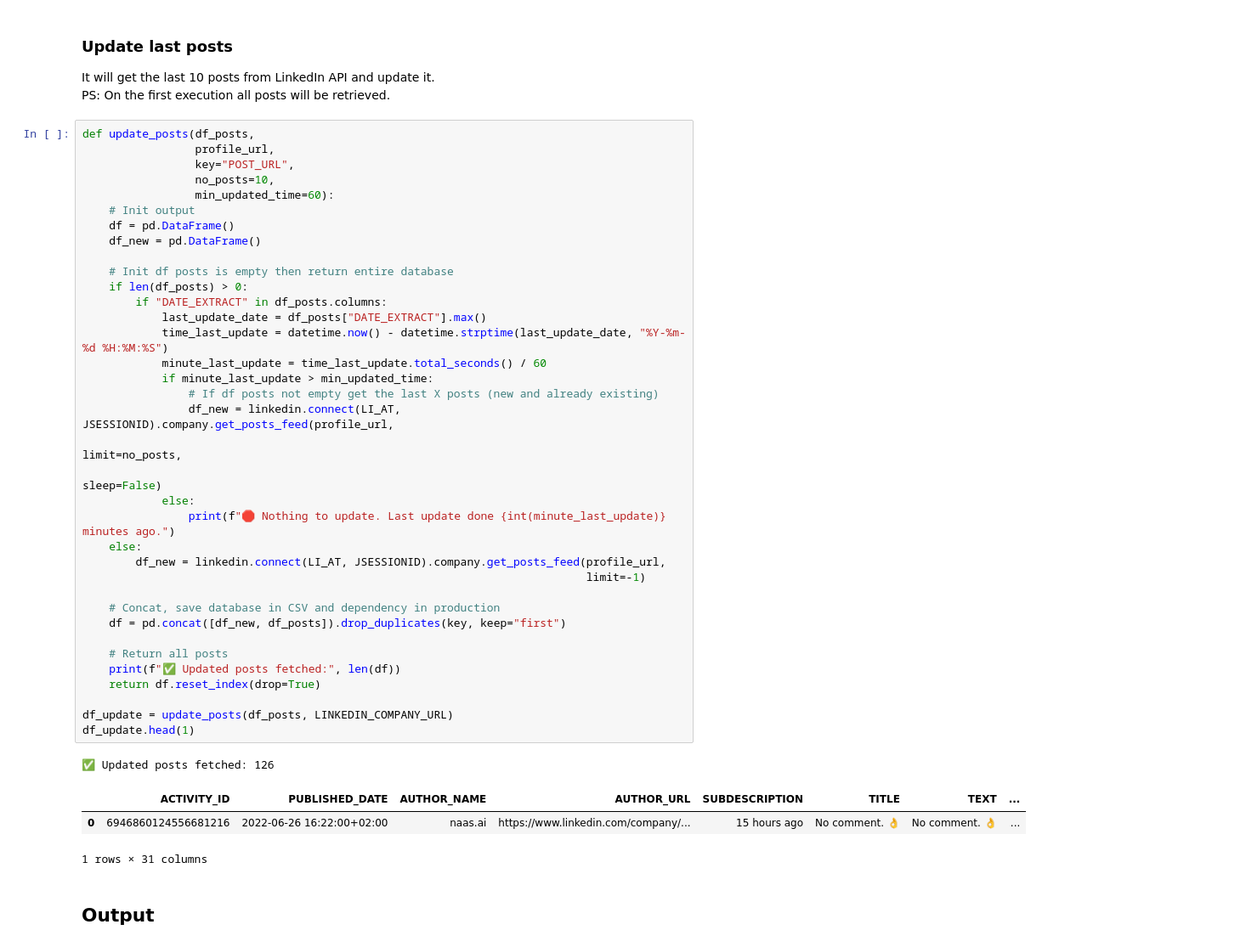
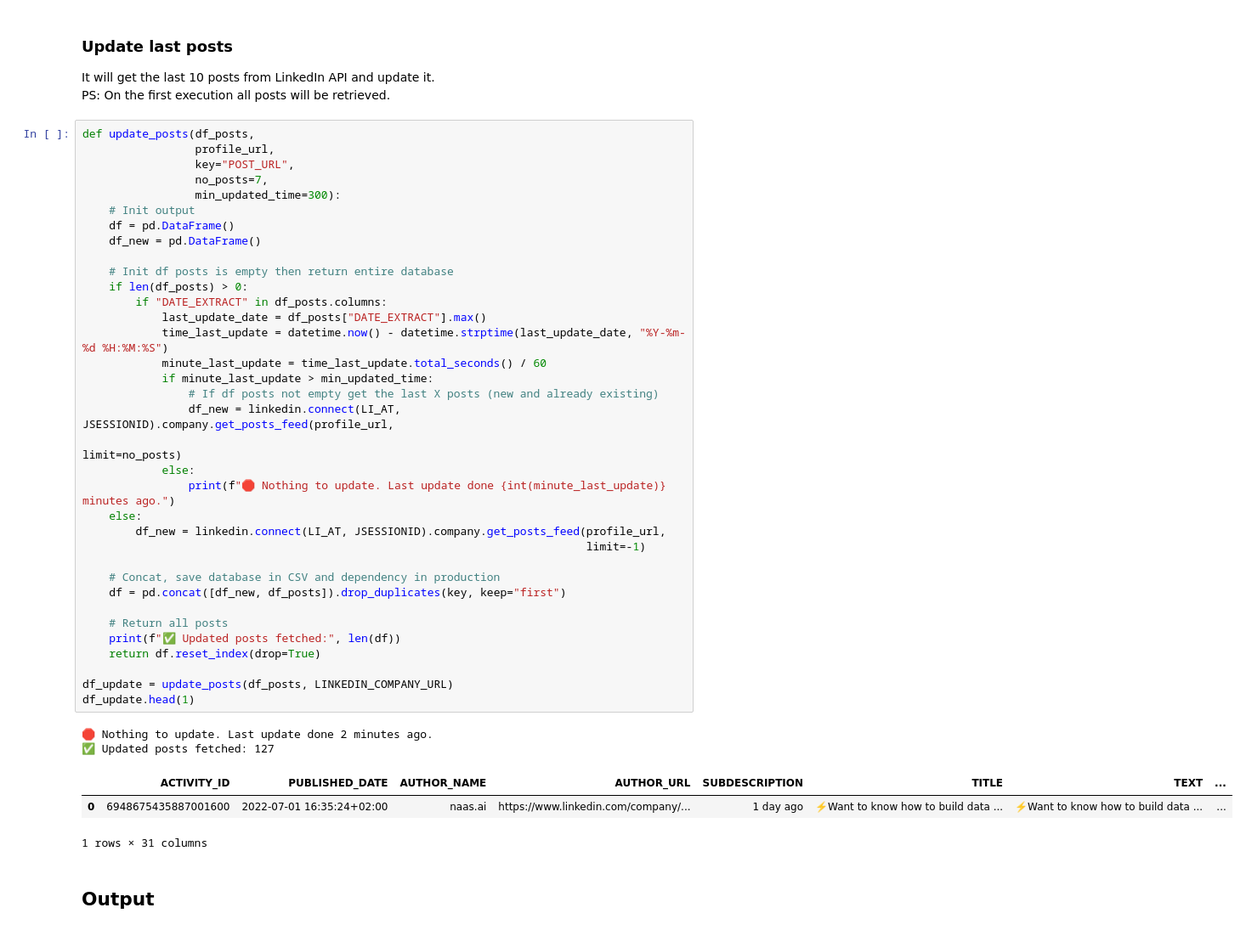
Before and after one commit to jupyter-naas/naas-content-engine, a Jupyter notebook: LinkedIn/LinkedIn_Get_company_posts_stats.ipynb, the cells around one changed output. Shown at 85% size. Saved outputs shown, nothing was run; the diff lists cells and outputs as text.

```diff
--- a/LinkedIn/LinkedIn_Get_company_posts_stats.ipynb
+++ b/LinkedIn/LinkedIn_Get_company_posts_stats.ipynb
@@ -74,42 +74,42 @@ PS: On the first execution all posts will be retrieved.
 def update_posts(df_posts,
                  profile_url,
                  key="POST_URL",
-                 no_posts=10,
-                 min_updated_time=60):
+                 no_posts=7,
+                 min_updated_time=300):
     # Init output
     df = pd.DataFrame()
     df_new = pd.DataFrame()
 
     # Init df posts is empty then return entire database
     if len(df_posts) > 0:
         if "DATE_EXTRACT" in df_posts.columns:
             last_update_date = df_posts["DATE_EXTRACT"].max()
             time_last_update = datetime.now() - datetime.strptime(last_update_date, "%Y-%m-%d %H:%M:%S")
             minute_last_update = time_last_update.total_seconds() / 60
             if minute_last_update > min_updated_time:
                 # If df posts not empty get the last X posts (new and already existing)
                 df_new = linkedin.connect(LI_AT, JSESSIONID).company.get_posts_feed(profile_url,
-                                                                                    limit=no_posts,
-                                                                                    sleep=False)
+                                                                                    limit=no_posts)
             else:
                 print(f"🛑 Nothing to update. Last update done {int(minute_last_update)} minutes ago.")
     else:
         df_new = linkedin.connect(LI_AT, JSESSIONID).company.get_posts_feed(profile_url,
                                                                             limit=-1)
 
     # Concat, save database in CSV and dependency in production
     df = pd.concat([df_new, df_posts]).drop_duplicates(key, keep="first")
 
     # Return all posts
     print(f"✅ Updated posts fetched:", len(df))
     return df.reset_index(drop=True)
 
 df_update = update_posts(df_posts, LINKEDIN_COMPANY_URL)
 df_update.head(1)
 # %% [output]
-✅ Updated posts fetched: 126
+🛑 Nothing to update. Last update done 2 minutes ago.
+✅ Updated posts fetched: 127
 |  | ACTIVITY_ID | PUBLISHED_DATE | AUTHOR_NAME | AUTHOR_URL | SUBDESCRIPTION | TITLE | TEXT | ... |
-| 0 | 6946860124556681216 | 2022-06-26 16:22:00+02:00 | naas.ai | https://www.linkedin.com/company/... | 15 hours ago | No comment. 👌 | No comment. 👌 | ... |
+| 0 | 6948675435887001600 | 2022-07-01 16:35:24+02:00 | naas.ai | https://www.linkedin.com/company/... | 1 day ago | ⚡️Want to know how to build data ... | ⚡️Want to know how to build data ... | ... |
 1 rows × 31 columns
 # %% [markdown]
 ## Output
```
Also changed, not shown: parts of 1 cell of this notebook, 2 other files.
